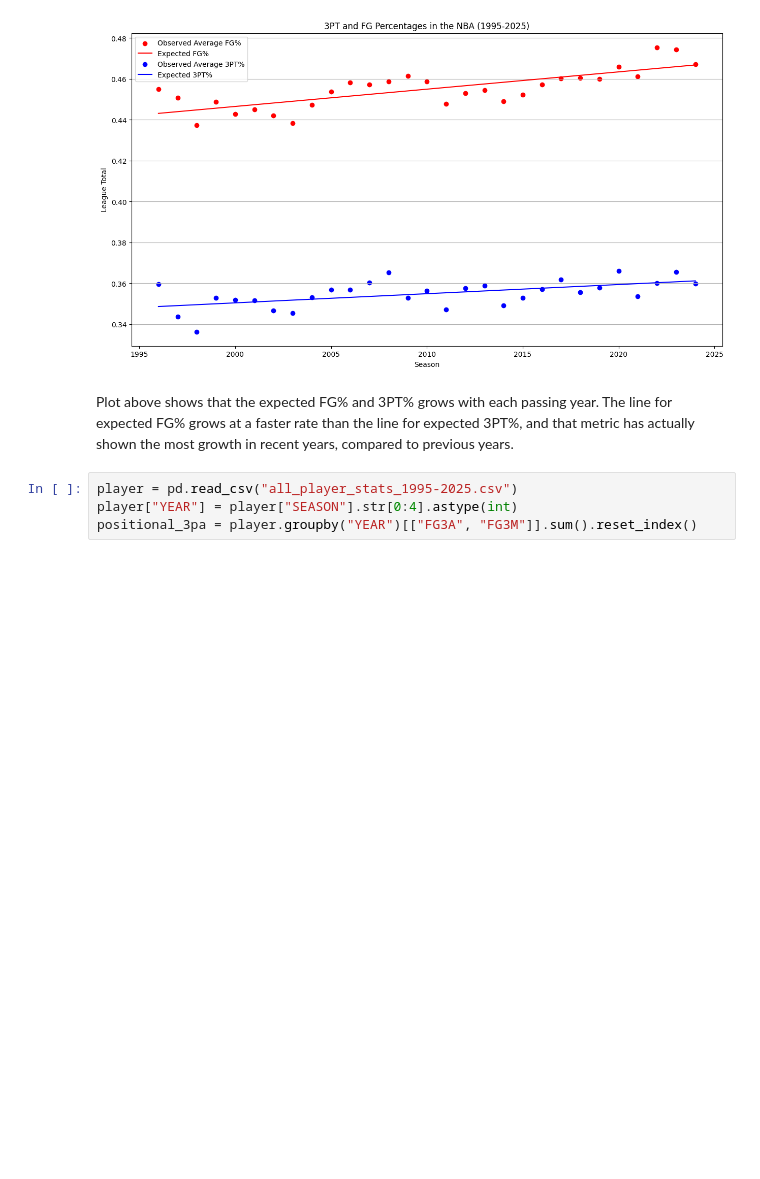
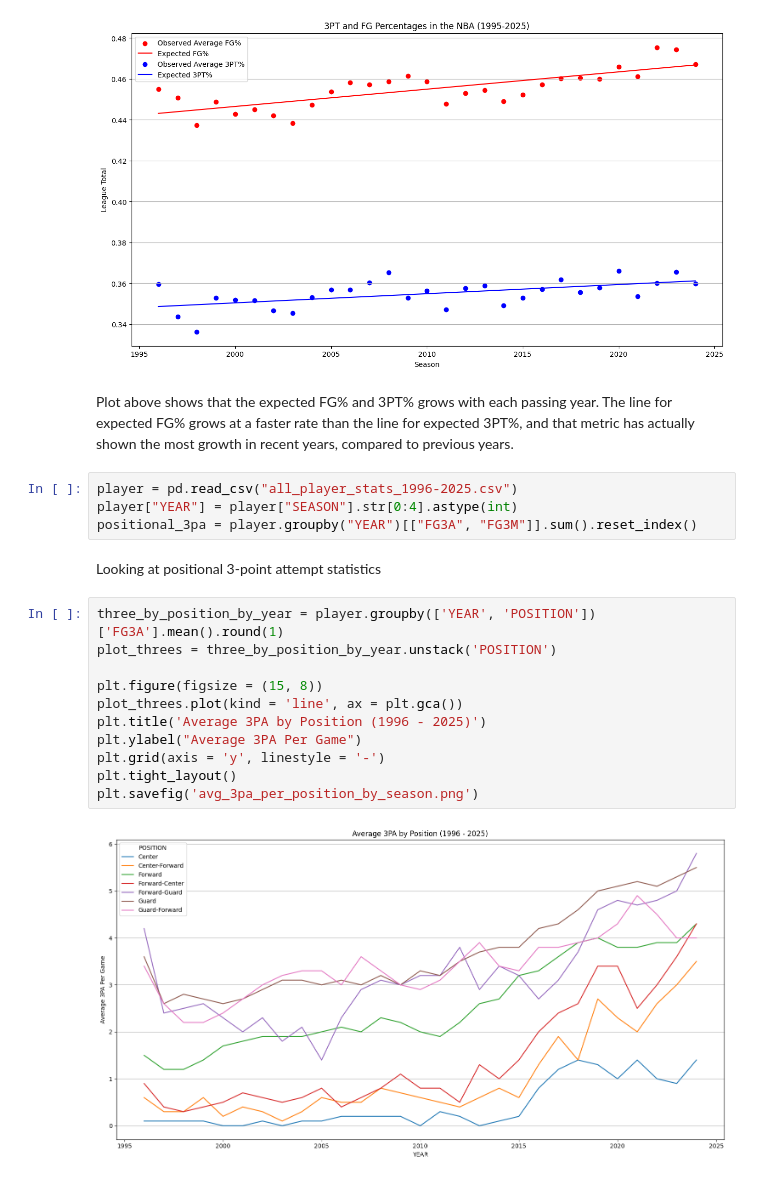
Before and after one commit to nathankyryk/nba, a Jupyter notebook: nba_statistical_analysis.ipynb, the cells around one changed output. Saved outputs shown, nothing was run; the diff lists cells and outputs as text; blank space fills up the shorter version.

```diff
--- a/nba_statistical_analysis.ipynb
+++ b/nba_statistical_analysis.ipynb
@@ -125,6 +125,21 @@ plt.savefig("nba_fg_percentages.png")
 Plot above shows that the expected FG% and 3PT% grows with each passing year.
 The line for expected FG% grows at a faster rate than the line for expected 3PT%, and that metric has actually shown the most growth in recent years, compared to previous years.
 # %%
-player = pd.read_csv("all_player_stats_1995-2025.csv")
+player = pd.read_csv("all_player_stats_1996-2025.csv")
 player["YEAR"] = player["SEASON"].str[0:4].astype(int)
 positional_3pa = player.groupby("YEAR")[["FG3A", "FG3M"]].sum().reset_index()
+# %% [markdown]
+Looking at positional 3-point attempt statistics
+# %%
+three_by_position_by_year = player.groupby(['YEAR', 'POSITION'])['FG3A'].mean().round(1)
+plot_threes = three_by_position_by_year.unstack('POSITION')
+
+plt.figure(figsize = (15, 8))
+plot_threes.plot(kind = 'line', ax = plt.gca())
+plt.title('Average 3PA by Position (1996 - 2025)')
+plt.ylabel("Average 3PA Per Game")
+plt.grid(axis = 'y', linestyle = '-')
+plt.tight_layout()
+plt.savefig('avg_3pa_per_position_by_season.png')
+# %% [output]
+[figure, added]
```
Also changed, not shown: parts of 8 cells of this notebook, 7 other files.
